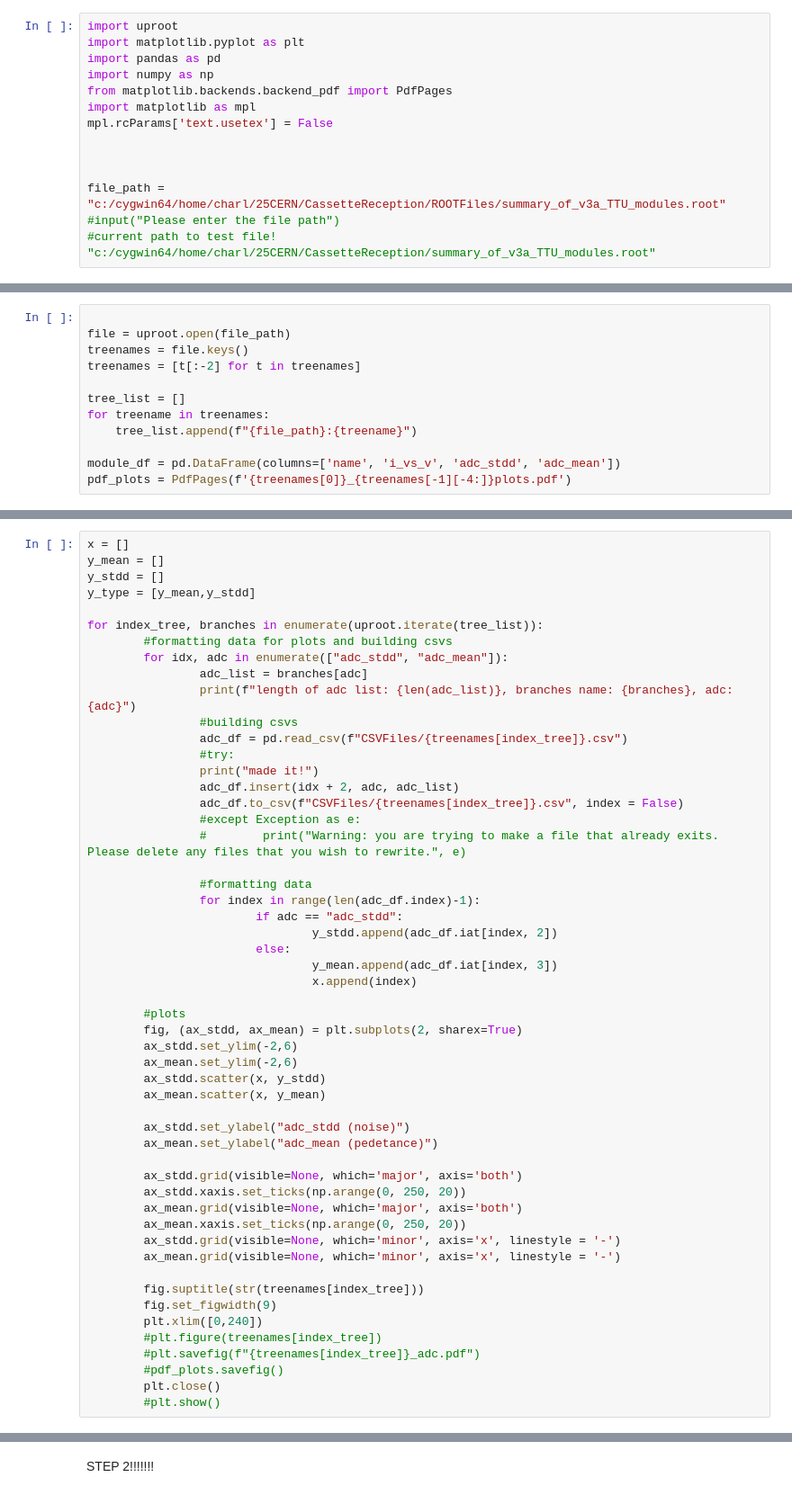
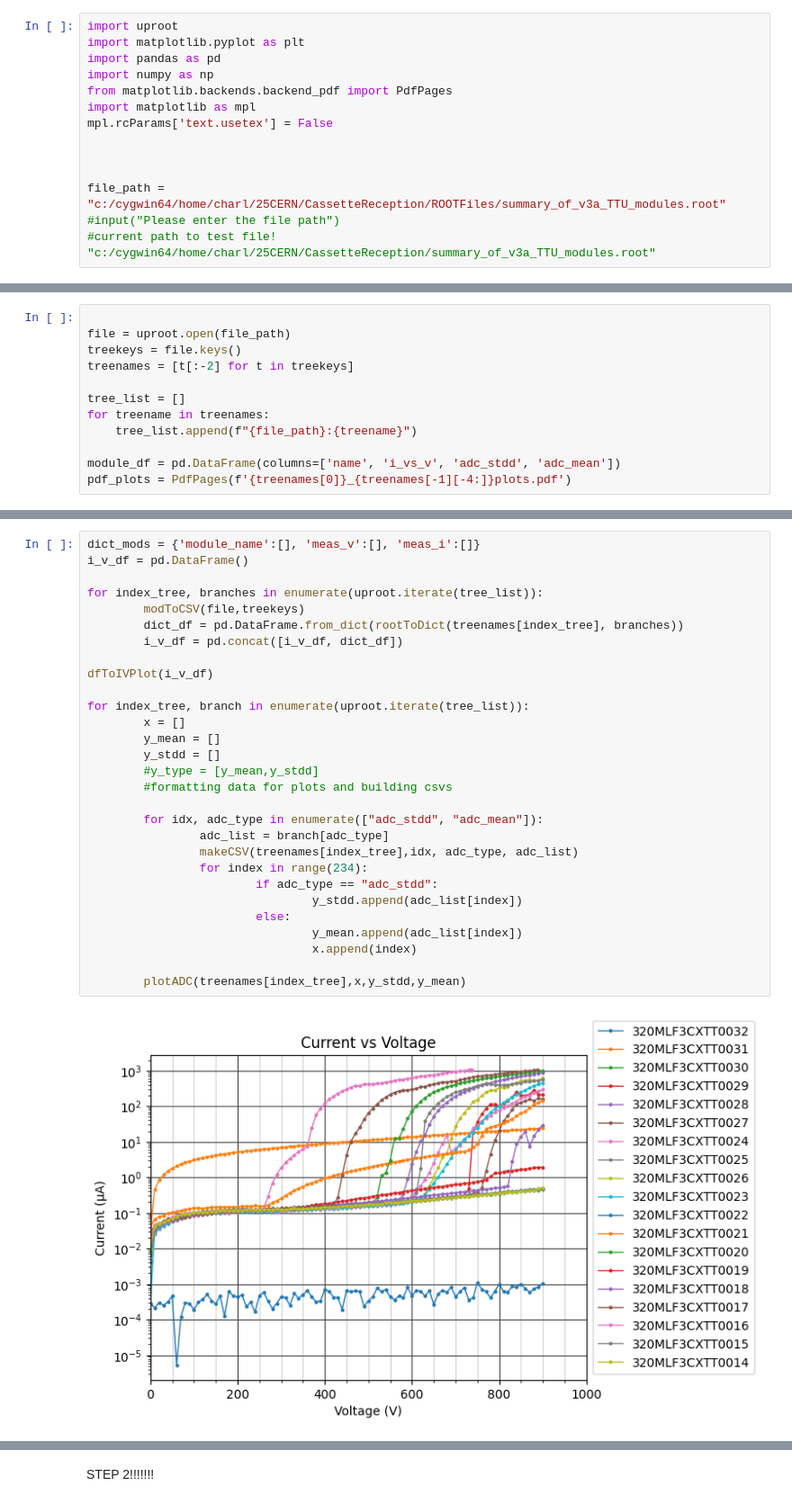
Before and after one commit to charliesmawce/CassetteReception, a Jupyter notebook: step_1_dev.ipynb, the cells around one changed output, grey strips where cells are left out. Shown at 90% size. Drawn from its saved outputs; the diff is of its cells as text.

```diff
--- a/step_1_dev.ipynb
+++ b/step_1_dev.ipynb
@@ -15,8 +23,8 @@ file_path = "c:/cygwin64/home/charl/25CERN/CassetteReception/ROOTFiles/summary_o
 # %%
 
 file = uproot.open(file_path)
-treenames = file.keys()
-treenames = [t[:-2] for t in treenames]
+treekeys = file.keys()
+treenames = [t[:-2] for t in treekeys]
 
 tree_list = []
 for treename in treenames:
@@ -90,54 +133,31 @@ plt.close()
 # %%
-x = []
-y_mean = []
-y_stdd = []
-y_type = [y_mean,y_stdd]
+dict_mods = {'module_name':[], 'meas_v':[], 'meas_i':[]}
+i_v_df = pd.DataFrame()
 
 for index_tree, branches in enumerate(uproot.iterate(tree_list)):
+        modToCSV(file,treekeys)
+        dict_df = pd.DataFrame.from_dict(rootToDict(treenames[index_tree], branches))
+        i_v_df = pd.concat([i_v_df, dict_df])
+
+dfToIVPlot(i_v_df)
+
+for index_tree, branch in enumerate(uproot.iterate(tree_list)):
+        x = []
+        y_mean = []
+        y_stdd = []
+        #y_type = [y_mean,y_stdd]
         #formatting data for plots and building csvs
-        for idx, adc in enumerate(["adc_stdd", "adc_mean"]):
-                adc_list = branches[adc]
-                print(f"length of adc list: {len(adc_list)}, branches name: {branches}, adc: {adc}")
-                #building csvs
-                adc_df = pd.read_csv(f"CSVFiles/{treenames[index_tree]}.csv")
-                #try:
-                print("made it!")
-                adc_df.insert(idx + 2, adc, adc_list)
-                adc_df.to_csv(f"CSVFiles/{treenames[index_tree]}.csv", index = False)
-                #except Exception as e:
-                #        print("Warning: you are trying to make a file that already exits. Please delete any files that you wish to rewrite.", e)
 
-                #formatting data
-                for index in range(len(adc_df.index)-1):
-                        if adc == "adc_stdd":
-                                y_stdd.append(adc_df.iat[index, 2])
+        for idx, adc_type in enumerate(["adc_stdd", "adc_mean"]):
+                adc_list = branch[adc_type]
+                makeCSV(treenames[index_tree],idx, adc_type, adc_list)
+                for index in range(234):
+                        if adc_type == "adc_stdd":
+                                y_stdd.append(adc_list[index])
                         else:
-                                y_mean.append(adc_df.iat[index, 3])
+                                y_mean.append(adc_list[index])
                                 x.append(index)
 
-        #plots
-        fig, (ax_stdd, ax_mean) = plt.subplots(2, sharex=True)
-        ax_stdd.set_ylim(-2,6)
-        ax_mean.set_ylim(-2,6)
-        ax_stdd.scatter(x, y_stdd)
-        ax_mean.scatter(x, y_mean)
-
-        ax_stdd.set_ylabel("adc_stdd (noise)")
-        ax_mean.set_ylabel("adc_mean (pedetance)")
-
-        ax_stdd.grid(visible=None, which='major', axis='both')
-        ax_stdd.xaxis.set_ticks(np.arange(0, 250, 20))
-        ax_mean.grid(visible=None, which='major', axis='both')
-        ax_mean.xaxis.set_ticks(np.arange(0, 250, 20))
-        ax_stdd.grid(visible=None, which='minor', axis='x', linestyle = '-')
-        ax_mean.grid(visible=None, which='minor', axis='x', linestyle = '-')
-
-        fig.suptitle(str(treenames[index_tree]))
-        fig.set_figwidth(9)
-        plt.xlim([0,240])
-        #plt.figure(treenames[index_tree])
-        #plt.savefig(f"{treenames[index_tree]}_adc.pdf")
-        #pdf_plots.savefig()
-        plt.close()
-        #plt.show()
+        plotADC(treenames[index_tree],x,y_stdd,y_mean)
 # %% [output]
+[figure, added]
```
Also changed, not shown: parts of 6 cells of this notebook, 3 other files.
